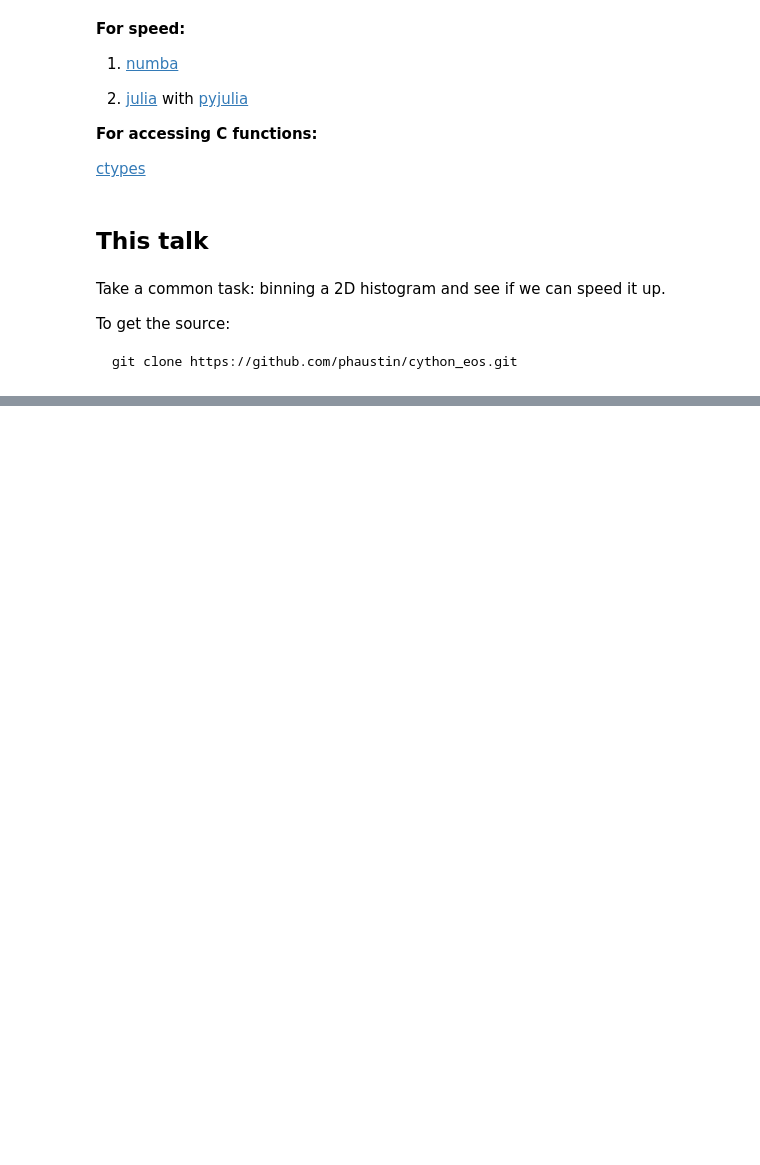
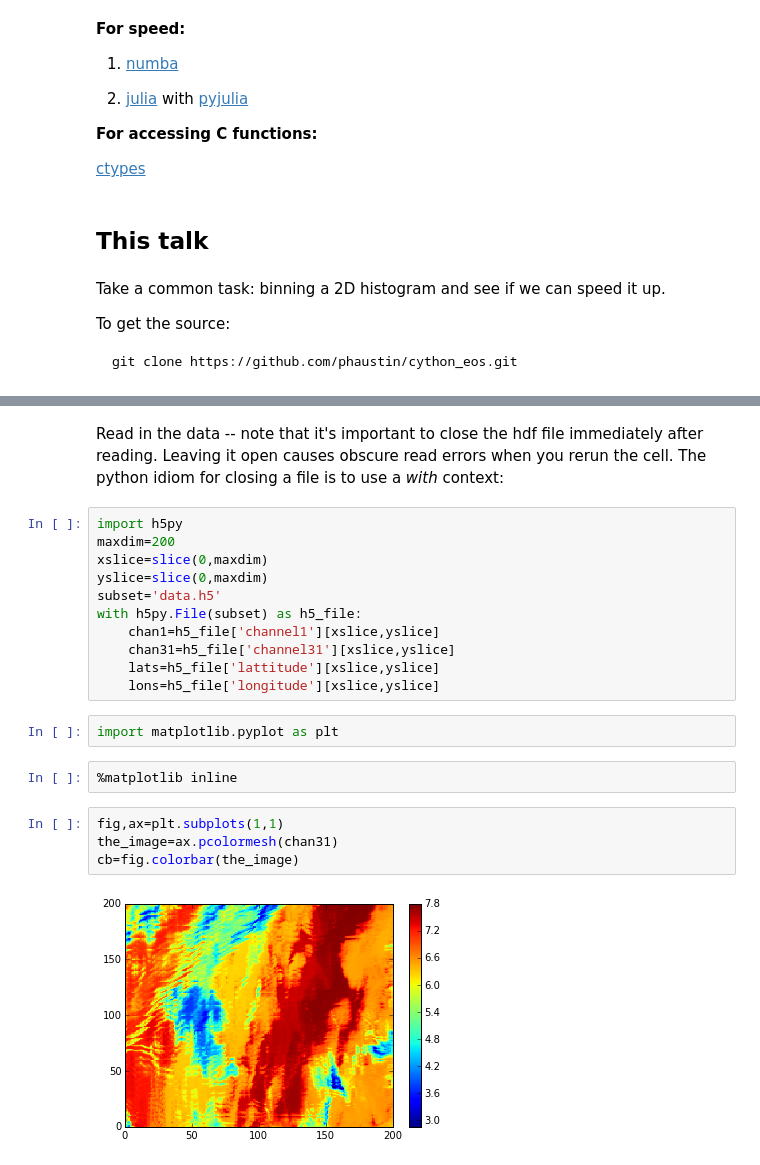
Before and after one commit to phaustin/cython_eos, a Jupyter notebook: cython_intro.ipynb, the cells around one changed output, grey strips where cells are left out. Cells and saved outputs as stored; diff of their text form; blank space fills up the shorter version.

```diff
--- a/cython_intro.ipynb
+++ b/cython_intro.ipynb
@@ -64,0 +71,25 @@ downloaded 40 Mbytes
+# %% [markdown]
+Read in the data -- note that it's important to close the hdf file immediately after
+reading.  Leaving it open causes obscure read errors when you rerun the cell.  The
+python idiom for closing a file is to use a *with* context:
+# %%
+import h5py
+maxdim=200
+xslice=slice(0,maxdim)
+yslice=slice(0,maxdim)
+subset='data.h5'
+with h5py.File(subset) as h5_file:
+    chan1=h5_file['channel1'][xslice,yslice]
+    chan31=h5_file['channel31'][xslice,yslice]
+    lats=h5_file['lattitude'][xslice,yslice]
+    lons=h5_file['longitude'][xslice,yslice]
+# %%
+import matplotlib.pyplot as plt
+# %%
+%matplotlib inline
+# %%
+fig,ax=plt.subplots(1,1)
+the_image=ax.pcolormesh(chan31)
+cb=fig.colorbar(the_image)
+# %% [output]
+[figure, added]
```
Also changed, not shown: parts of 16 cells of this notebook, 2 other files.
